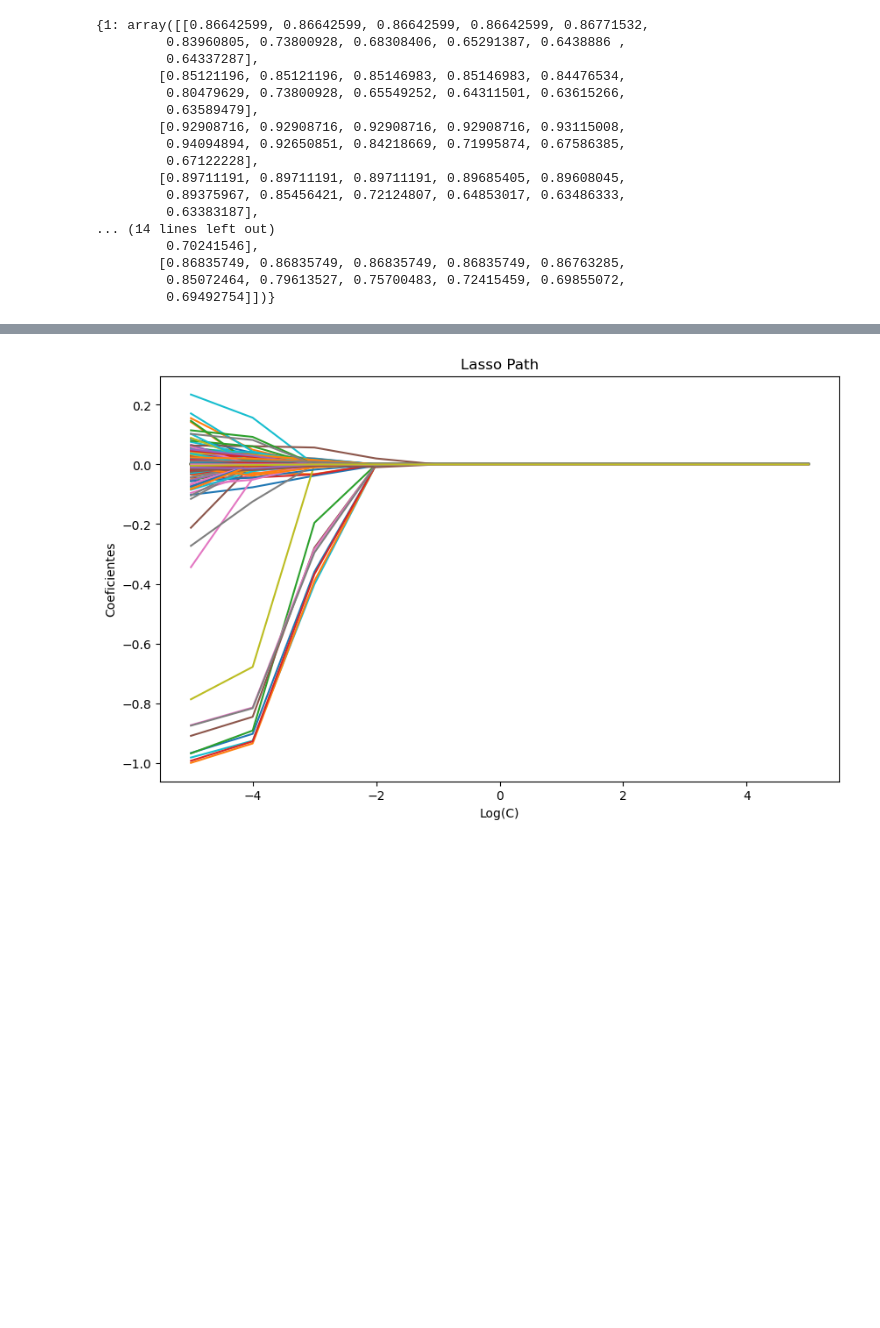
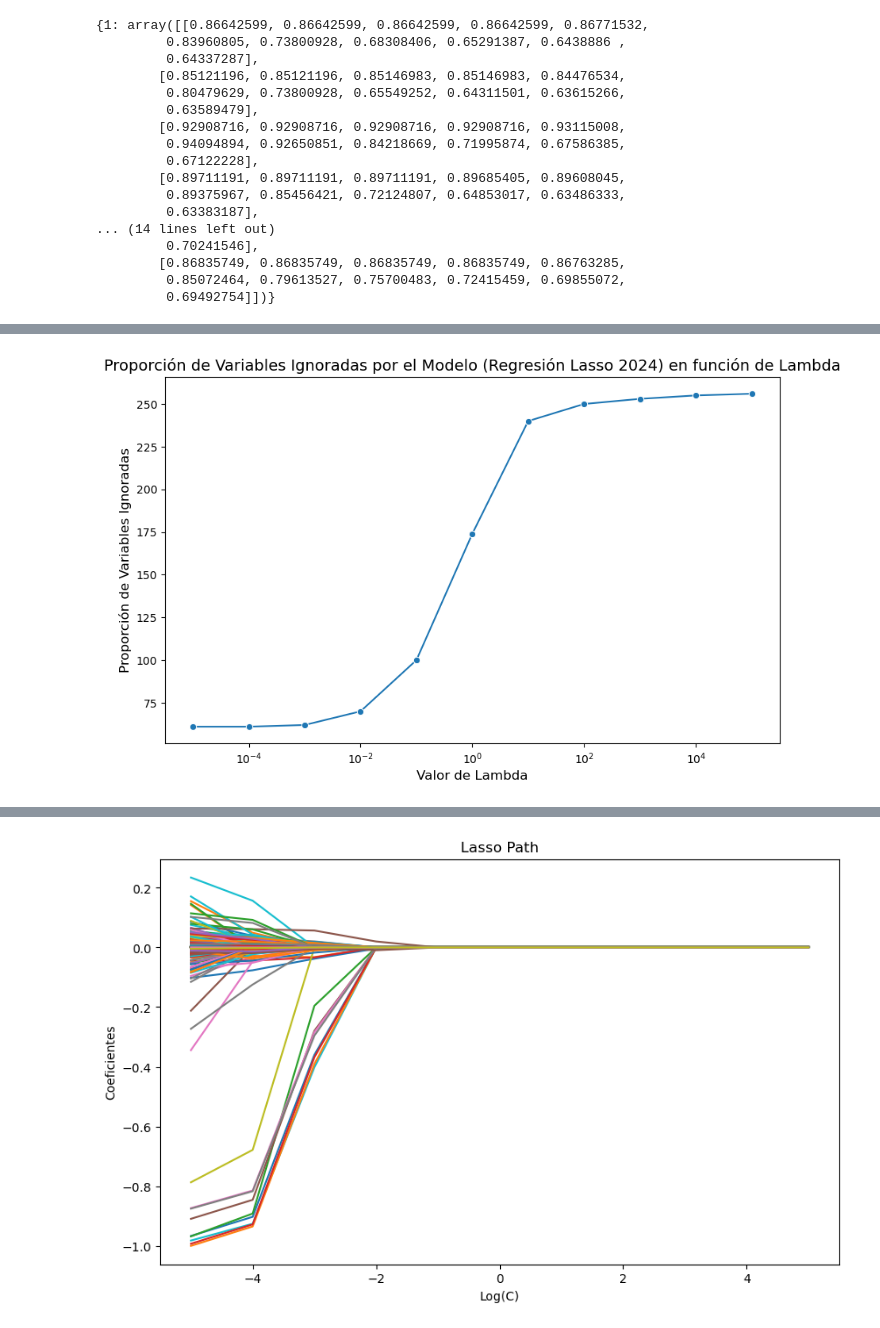
Before and after one commit to maggiecobb/CC408-T1-5, a Jupyter notebook: TP 4/TP 4.ipynb, the cells around one changed output, grey strips where cells are left out. Saved outputs shown, nothing was run; the diff lists cells and outputs as text; code cells hidden in the pictures; blank space fills up the shorter version.

```diff
--- a/TP 4/TP 4.ipynb
+++ b/TP 4/TP 4.ipynb
@@ -1874,0 +1877,50 @@ plt.show()
+# %%
+# line plot
+import matplotlib.pyplot as plt
+import seaborn as sns
+import numpy as np
+import pandas as pd
+from sklearn.linear_model import Lasso
+from sklearn.model_selection import cross_val_score
+
+# Supongamos que tienes tus datos X (características) y y (objetivo)
+# X = tus datos de características (pandas DataFrame o numpy array)
+# y = tus datos de objetivo (vector de etiquetas)
+
+# Valores de lambda (o alpha en sklearn)
+lambda_values_24 =  10 ** np.array([*range(-5, 6)], dtype=float)  # Diferentes valores de lambda (alpha)
+proporciones_ignoradas_24 = []  # Para almacenar la proporción de variables ignoradas
+
+# Supongamos que tienes un modelo Lasso
+# X, y = tus datos (asegúrate de tenerlos preparados previamente)
+
+for lambda_val in lambda_values_04:
+    # Ajustar el modelo Lasso con el valor de lambda (alpha)
+    alpha = lambda_val
+    log24_lasso = LogisticRegression(penalty='l1', C=(1/alpha), solver='liblinear').fit(x_train_24, y_train_24)
+    log24_lasso.fit(x_train24, y_train_24)
+ # Contar cuántos coeficientes son exactamente cero
+    coef_zeros = np.sum(log24_lasso.coef_ == 0)
+
+    # Calcular la proporción de variables ignoradas
+    proporcion_ignoradas = coef_zeros / len(log24_lasso.coef_)
+    proporciones_ignoradas_24.append(proporcion_ignoradas)
+
+# Crear un DataFrame con los resultados
+df_ignoradas_24 = pd.DataFrame({
+    'Lambda': lambda_values_24,
+    'Proporcion_Ignoradas': proporciones_ignoradas_24
+})
+
+# Crear el gráfico de lineplot
+plt.figure(figsize=(10, 6))
+sns.lineplot(x='Lambda', y='Proporcion_Ignoradas', data=df_ignoradas_24, marker='o')
+
+# Títulos y etiquetas
+plt.title('Proporción de Variables Ignoradas por el Modelo (Regresión Lasso 2024) en función de Lambda', fontsize=14)
+plt.xlabel('Valor de Lambda', fontsize=12)
+plt.ylabel('Proporción de Variables Ignoradas', fontsize=12)
+plt.xscale('log')  # Usar escala logarítmica para los valores de lambda
+plt.show()
+# %% [output]
+[figure, added]
```
Also changed, not shown: parts of 4 cells of this notebook.
